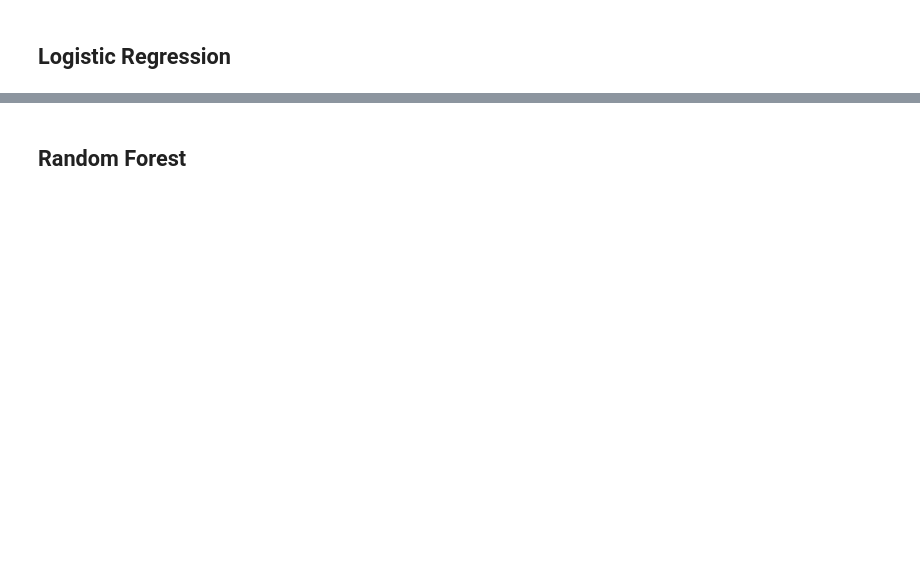
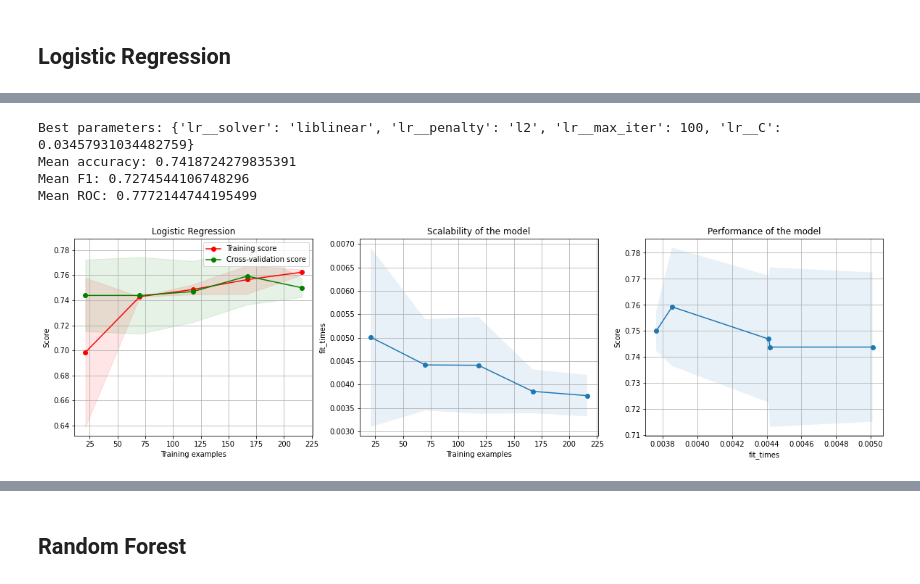
Before and after one commit to KasumiL5x/bu-postdoc-test, a Jupyter notebook: model.ipynb, the cells around one changed output, grey strips where cells are left out. Cells and saved outputs as stored; diff of their text form; code cells hidden in the pictures; blank space fills up the shorter version.

```diff
--- a/model.ipynb
+++ b/model.ipynb
@@ -26,7 +26,7 @@ Draws a learning curve to help visualize model progress and quality over time.
 # %%
 # https://scikit-learn.org/stable/auto_examples/model_selection/plot_learning_curve.html
 from sklearn.model_selection import learning_curve
-def plot_learning_curve(estimator, title, X, y, axes=None, ylim=None, cv=None, n_jobs=None, train_sizes=np.linspace(.1, 1.0, 5)):
+def plot_learning_curve(estimator, title, X, y, rstate, axes=None, ylim=None, cv=None, n_jobs=None, train_sizes=np.linspace(.1, 1.0, 5)):
     if axes is None:
         _, axes = plt.subplots(1, 3, figsize=(20, 5))
 
@@ -37,7 +37,9 @@ def plot_learning_curve(estimator, title, X, y, axes=None, ylim=None, cv=None, n
     axes[0].set_ylabel("Score")
 
     train_sizes, train_scores, test_scores, fit_times, _ = learning_curve(
-        estimator, X, y, cv=cv, n_jobs=n_jobs, train_sizes=train_sizes, return_times=True
+        estimator, X, y, cv=cv, n_jobs=n_jobs, train_sizes=train_sizes, return_times=True,
+        shuffle=True, # Without this it sometimes breaks!
+        random_state=rstate # Needed when shuffle=True for consistency.
     )
     train_scores_mean = np.mean(train_scores, axis=1)
     train_scores_std = np.std(train_scores, axis=1)
@@ -89,5 +91,5 @@ X = all_data.drop('DEATH_EVENT', axis=1)
 y = all_data['DEATH_EVENT']
 
 TEST_SIZE = 0.2
-RANDOM_STATE = 42
+RANDOM_STATE = 4242
 X_train, X_test, y_train, y_test = train_test_split(X, y, test_size=TEST_SIZE, random_state=RANDOM_STATE, stratify=y)
@@ -98,7 +146,7 @@ from sklearn.pipeline import Pipeline # Same^
 from sklearn.preprocessing import StandardScaler
 
 # This is shared between all models.
-kfold = StratifiedKFold(n_splits=10)
+kfold = StratifiedKFold(n_splits=3)
 # %%
 # https://scikit-learn.org/stable/modules/model_evaluation.html
 # https://neptune.ai/blog/f1-score-accuracy-roc-auc-pr-auc
@@ -122,12 +170,15 @@ pl_logreg = Pipeline([
 # Randomized search space.
 params_logreg = {
     'lr__C': np.linspace(0.0001, 1.0, 30),
-    'lr__solver': ['newton-cg', 'liblinear', 'sag', 'saga', 'lbfgs']
+    'lr__solver': ['newton-cg', 'liblinear', 'sag', 'saga', 'lbfgs'],
+    'lr__penalty': ['l1', 'l2'],
+    'lr__max_iter': [100, 200, 400],
+    'lr__solver': ['liblinear'] # Good for small datasets.
 }
 cv_logreg = RandomizedSearchCV(
     pl_logreg,
     params_logreg,
-    cv=kfold, scoring=SCORING_METRICS, refit=MAIN_METRIC, random_state=RANDOM_STATE, n_iter=100, n_jobs=-1
+    cv=kfold, scoring=SCORING_METRICS, refit=MAIN_METRIC, random_state=RANDOM_STATE, n_iter=200, n_jobs=-1
 )
 
 cv_logreg.fit(X_train, y_train)
@@ -134,15 +202,22 @@ cv_logreg.fit(X_train, y_train)
 # %%
 # cv_logreg.best_score_
 # cv_logreg.cv_results_.keys()
+print(f'Best parameters: {cv_logreg.best_params_}')
 
 mean_accuracy = np.mean(cv_logreg.cv_results_['mean_test_accuracy'])
 print(f'Mean accuracy: {mean_accuracy}')
 
 mean_f1 = np.mean(cv_logreg.cv_results_['mean_test_f1'])
 print(f'Mean F1: {mean_f1}')
 
 mean_roc = np.mean(cv_logreg.cv_results_['mean_test_roc_auc'])
 print(f'Mean ROC: {mean_roc}')
 
-plot_learning_curve(cv_logreg.best_estimator_, 'Logistic Regression', X_train, y_train, cv=kfold)
+plot_learning_curve(cv_logreg.best_estimator_, 'Logistic Regression', X_train, y_train, RANDOM_STATE, cv=kfold)
 plt.show()
+# %% [output]
+Best parameters: {'lr__solver': 'liblinear', 'lr__penalty': 'l2', 'lr__max_iter': 100, 'lr__C': 0.03457931034482759}
+Mean accuracy: 0.7418724279835391
+Mean F1: 0.7274544106748296
+Mean ROC: 0.7772144744195499
+[figure, added]
```
Also changed, not shown: parts of 18 cells of this notebook.
